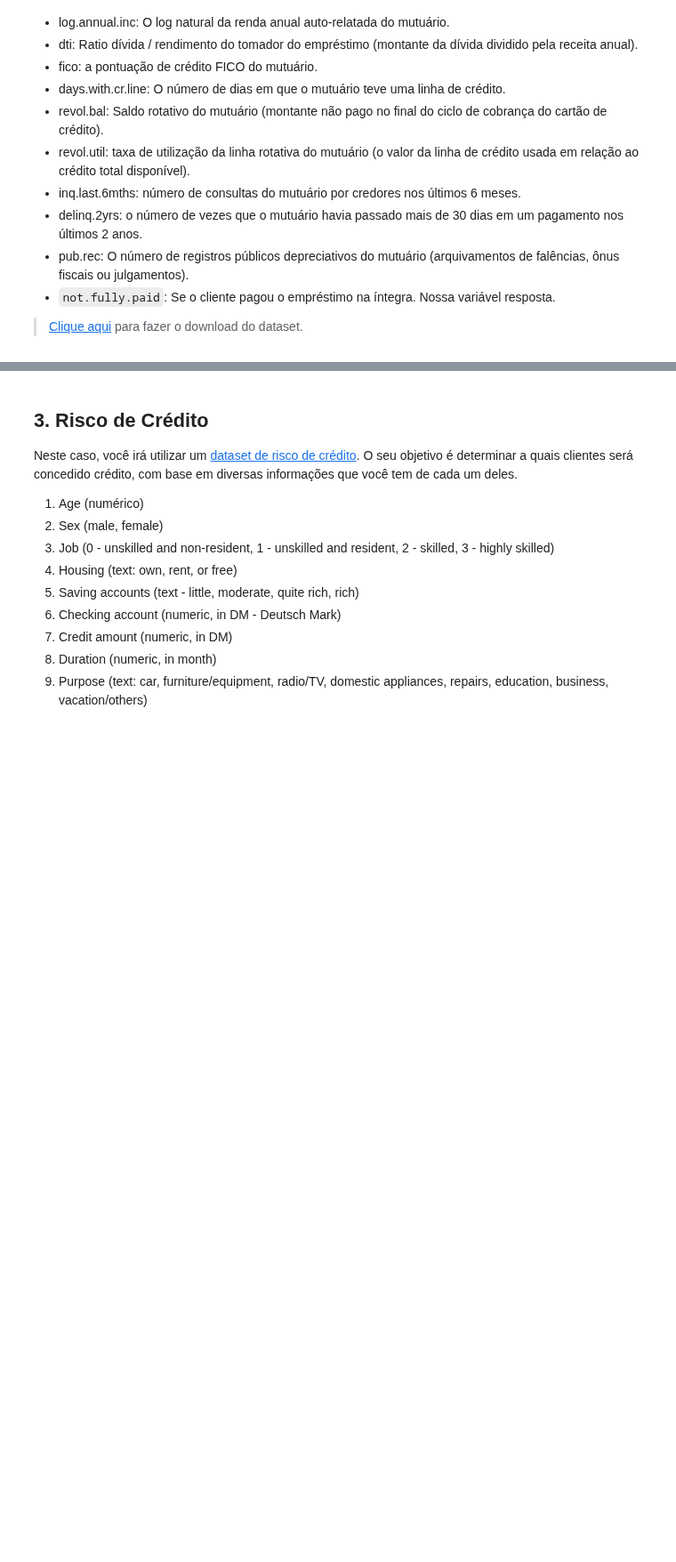
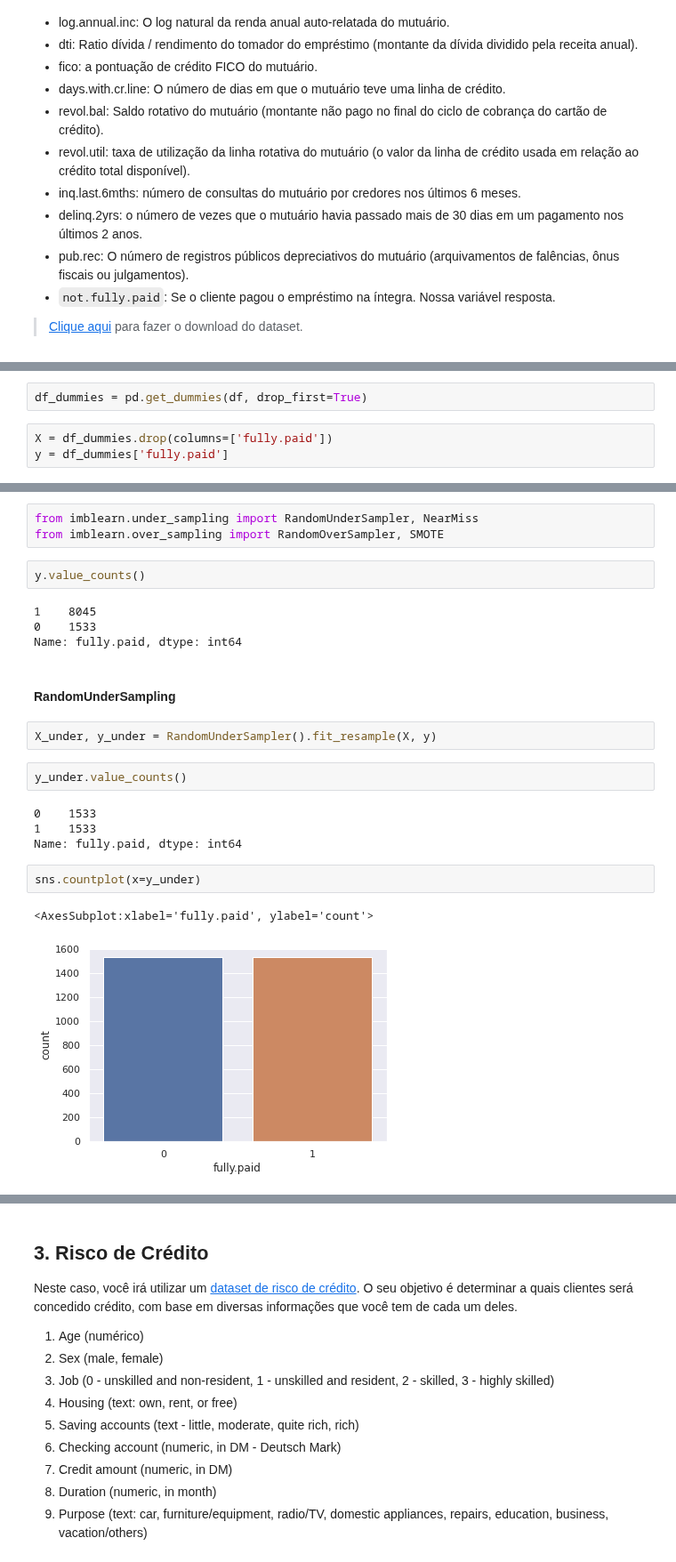
Before and after one commit to walisson-silva-ada/827-data-science, a Jupyter notebook: Exercícios/[Solução] 3. Regressão Logística e Árvore de Decisão.ipynb, the cells around one changed output, grey strips where cells are left out. Shown at 89% size. Saved outputs shown, nothing was run; the diff lists cells and outputs as text; blank space fills up the shorter version.

```diff
--- a/Exercícios/[Solução] 3. Regressão Logística e Árvore de Decisão.ipynb
+++ b/Exercícios/[Solução] 3. Regressão Logística e Árvore de Decisão.ipynb
@@ -324,0 +436,5 @@ Aqui estão o que as colunas representam:
+# %%
+df_dummies = pd.get_dummies(df, drop_first=True)
+# %%
+X = df_dummies.drop(columns=['fully.paid'])
+y = df_dummies['fully.paid']
@@ -324,0 +463,24 @@ Aqui estão o que as colunas representam:
+# %%
+from imblearn.under_sampling import RandomUnderSampler, NearMiss
+from imblearn.over_sampling import RandomOverSampler, SMOTE
+# %%
+y.value_counts()
+# %% [output]
+1    8045
+0    1533
+Name: fully.paid, dtype: int64
+# %% [markdown]
+#### RandomUnderSampling
+# %%
+X_under, y_under = RandomUnderSampler().fit_resample(X, y)
+# %%
+y_under.value_counts()
+# %% [output]
+0    1533
+1    1533
+Name: fully.paid, dtype: int64
+# %%
+sns.countplot(x=y_under)
+# %% [output]
+<AxesSubplot:xlabel='fully.paid', ylabel='count'>
+[figure, added]
```
Also changed, not shown: parts of 54 cells of this notebook.
